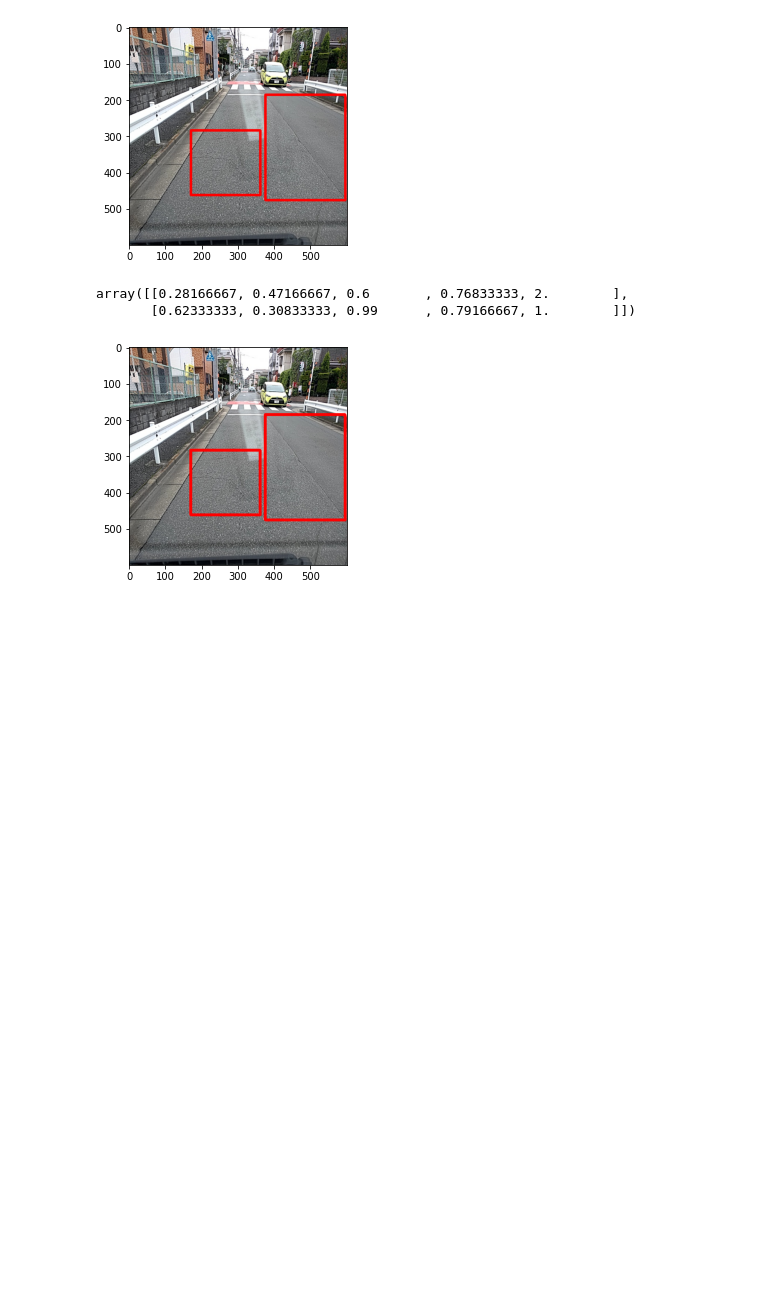
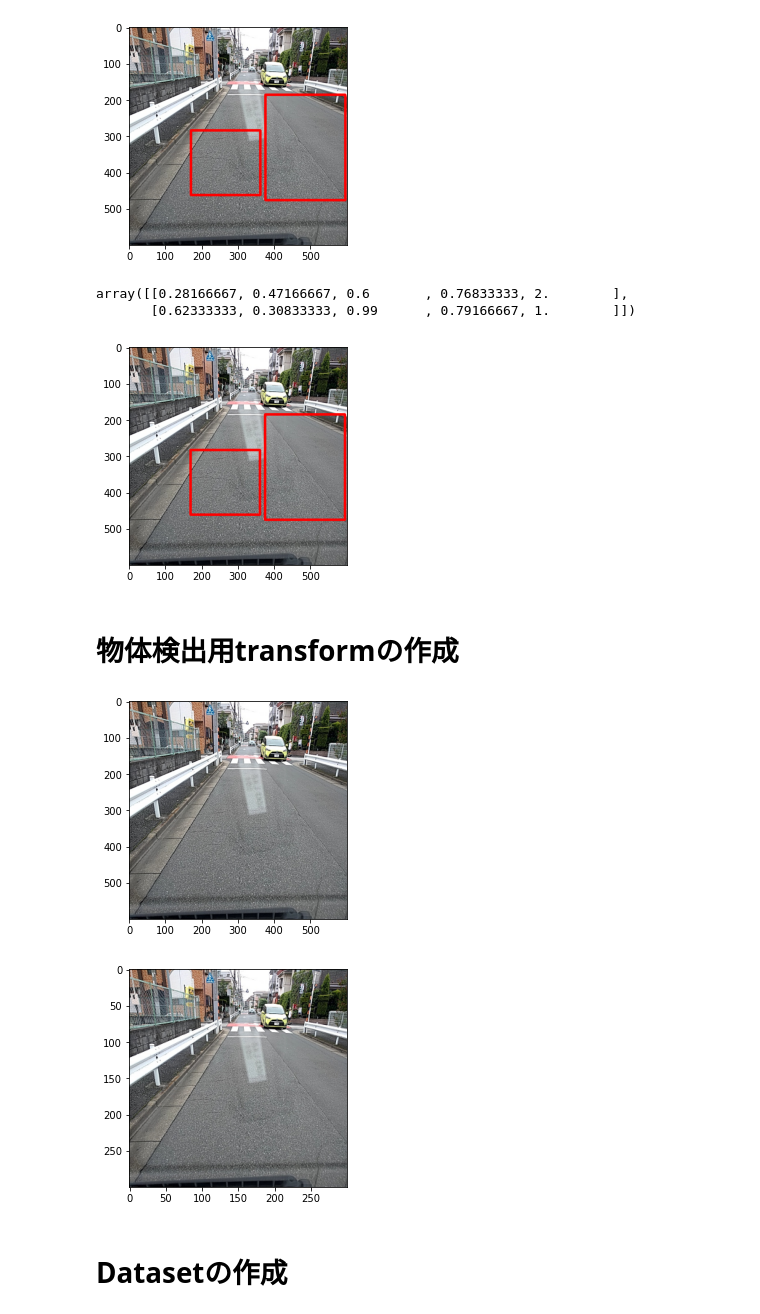
Before and after one commit to plue1011/ObjectDetection, a Jupyter notebook: ImagePath2DataLoader.ipynb, the cells around one changed output. Cells and saved outputs as stored; diff of their text form; code cells hidden in the pictures; blank space fills up the shorter version.

```diff
--- a/ImagePath2DataLoader.ipynb
+++ b/ImagePath2DataLoader.ipynb
@@ -314,3 +317,26 @@ plt.imshow(cv2.cvtColor(img, cv2.COLOR_BGR2RGB))
 plt.show()
 # %% [output]
 [figure]
+# %% [markdown]
+# 物体検出用transformの作成
+# %%
+class Compose(object):
+    def __init__(self, transforms):
+        self.transforms = transforms
+
+    def __call__(self, img, boxes=None, labels=None):
+        for t in self.transforms:
+            img, boxes, labels = t(img, boxes, labels)
+        return img, boxes, labels
+# %%
+class ConvertFromInts(object):
+    def __call__(self, image, boxes=None, labels=None):
+        return image.astype(np.float32), boxes, labels
+# %%
+class Resize(object):
+    def __init__(self, size=300):
+        self.size = size
+
+    def __call__(self, image, boxes=None, labels=None):
+        image = cv2.resize(image, (self.size, self.size))
+        return image, boxes, labels
@@ -316,0 +365,29 @@ plt.show()
+# %%
+# 動作の確認
+
+# 1. 画像読み込み
+image_file_path = train_img_path_list[0]
+img = cv2.imread(image_file_path)  # [高さ][幅][色BGR]
+height, width, channels = img.shape  # 画像のサイズを取得
+
+# 2. アノテーションをリストに
+transform_anno = Anno_xml2list(damage_class)
+anno_list = transform_anno(train_anno_path_list[0], width, height)
+
+# 3. 元画像の表示
+plt.imshow(cv2.cvtColor(img, cv2.COLOR_BGR2RGB))
+plt.show()
+
+# 4. 前処理クラスの作成
+input_size = 300  # 画像のinputサイズを300×300にする
+transform = DataTransform(input_size)
+
+# 5. train画像の表示
+img_transformed, boxes, labels = transform(img, anno_list[:, :4], anno_list[:, 4])
+plt.imshow(cv2.cvtColor(img_transformed.astype(np.uint8), cv2.COLOR_BGR2RGB))
+plt.show()
+# %% [output]
+[figure, added]
+[figure, added]
+# %% [markdown]
+# Datasetの作成
```
Also changed, not shown: parts of 15 cells of this notebook.
